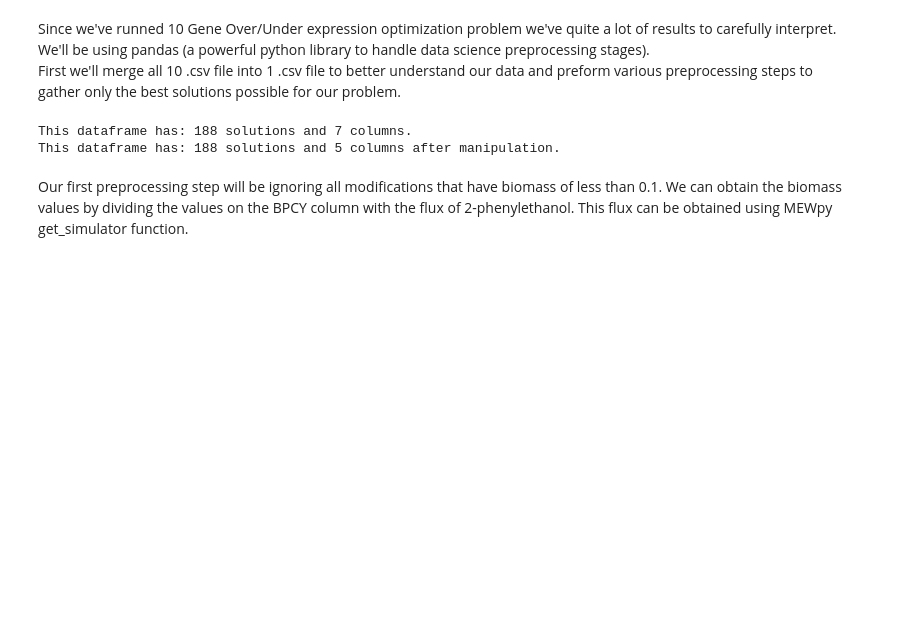
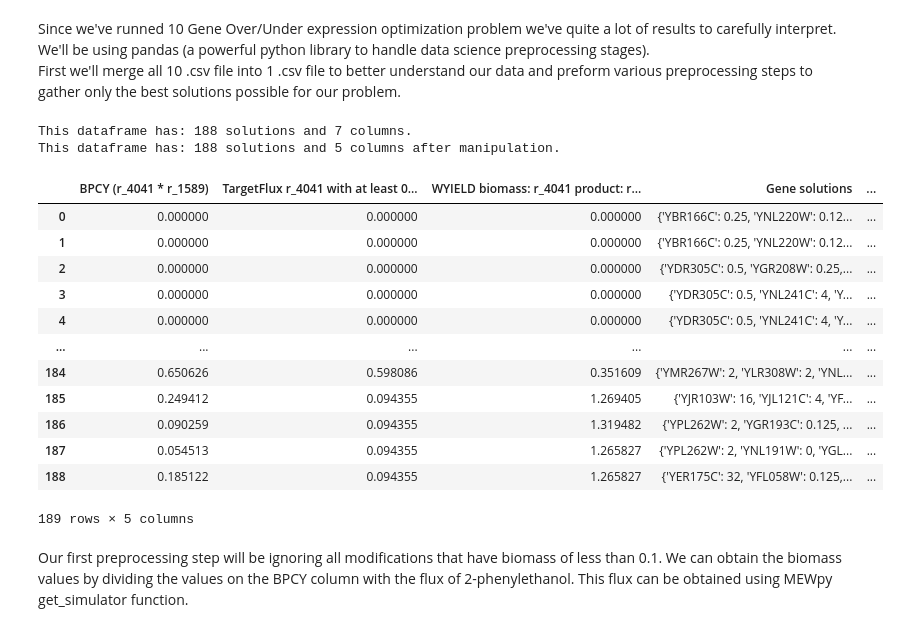
Before and after one commit to ruigomesbioinf/2-PEopt, a Jupyter notebook: src/data_processing.ipynb, the cells around one changed output. Drawn from its saved outputs; the diff is of its cells as text; code cells hidden in the pictures; blank space fills up the shorter version.

```diff
--- a/src/data_processing.ipynb
+++ b/src/data_processing.ipynb
@@ -40,3 +37,19 @@ This dataframe has: 188 solutions and 5 columns after manipulation.
+# %%
+df
+# %% [output]
+|  | BPCY (r_4041 * r_1589) | TargetFlux r_4041 with at least 0... | WYIELD biomass: r_4041 product: r... | Gene solutions | ... |
+| 0 | 0.000000 | 0.000000 | 0.000000 | {'YBR166C': 0.25, 'YNL220W': 0.12... | ... |
+| 1 | 0.000000 | 0.000000 | 0.000000 | {'YBR166C': 0.25, 'YNL220W': 0.12... | ... |
+| 2 | 0.000000 | 0.000000 | 0.000000 | {'YDR305C': 0.5, 'YGR208W': 0.25,... | ... |
+| 3 | 0.000000 | 0.000000 | 0.000000 | {'YDR305C': 0.5, 'YNL241C': 4, 'Y... | ... |
+| 4 | 0.000000 | 0.000000 | 0.000000 | {'YDR305C': 0.5, 'YNL241C': 4, 'Y... | ... |
+| ... | ... | ... | ... | ... | ... |
+| 184 | 0.650626 | 0.598086 | 0.351609 | {'YMR267W': 2, 'YLR308W': 2, 'YNL... | ... |
+| 185 | 0.249412 | 0.094355 | 1.269405 | {'YJR103W': 16, 'YJL121C': 4, 'YF... | ... |
+| 186 | 0.090259 | 0.094355 | 1.319482 | {'YPL262W': 2, 'YGR193C': 0.125, ... | ... |
+| 187 | 0.054513 | 0.094355 | 1.265827 | {'YPL262W': 2, 'YNL191W': 0, 'YGL... | ... |
+| 188 | 0.185122 | 0.094355 | 1.265827 | {'YER175C': 32, 'YFL058W': 0.125,... | ... |
+189 rows × 5 columns
 # %% [markdown]
 Our first preprocessing step will be ignoring all modifications that have biomass of less than 0.1. We can obtain the biomass values by dividing the values on the BPCY column with the flux of 2-phenylethanol. This flux can be obtained using MEWpy get_simulator function.
 # %%
```
Also changed, not shown: parts of 19 cells of this notebook, 5 other files.
